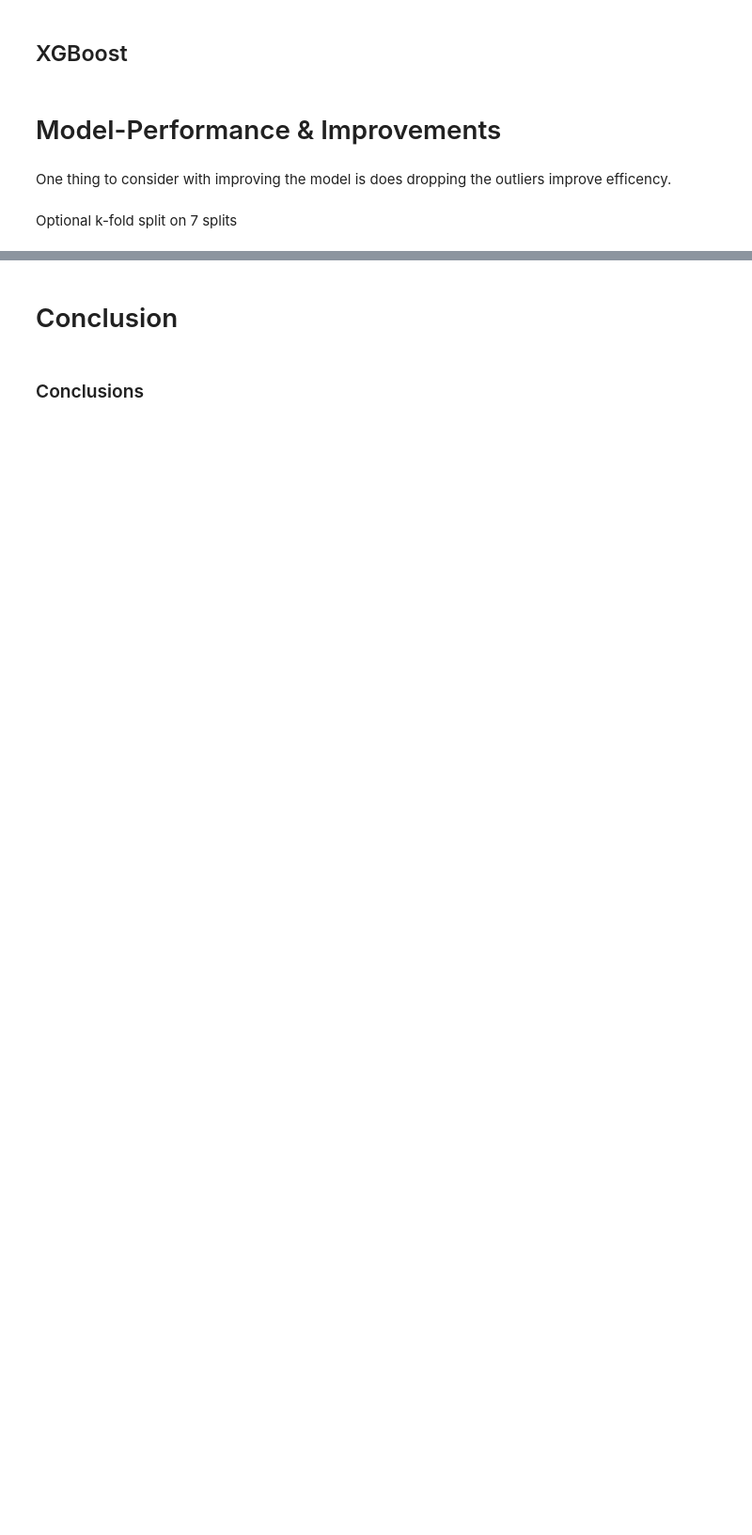
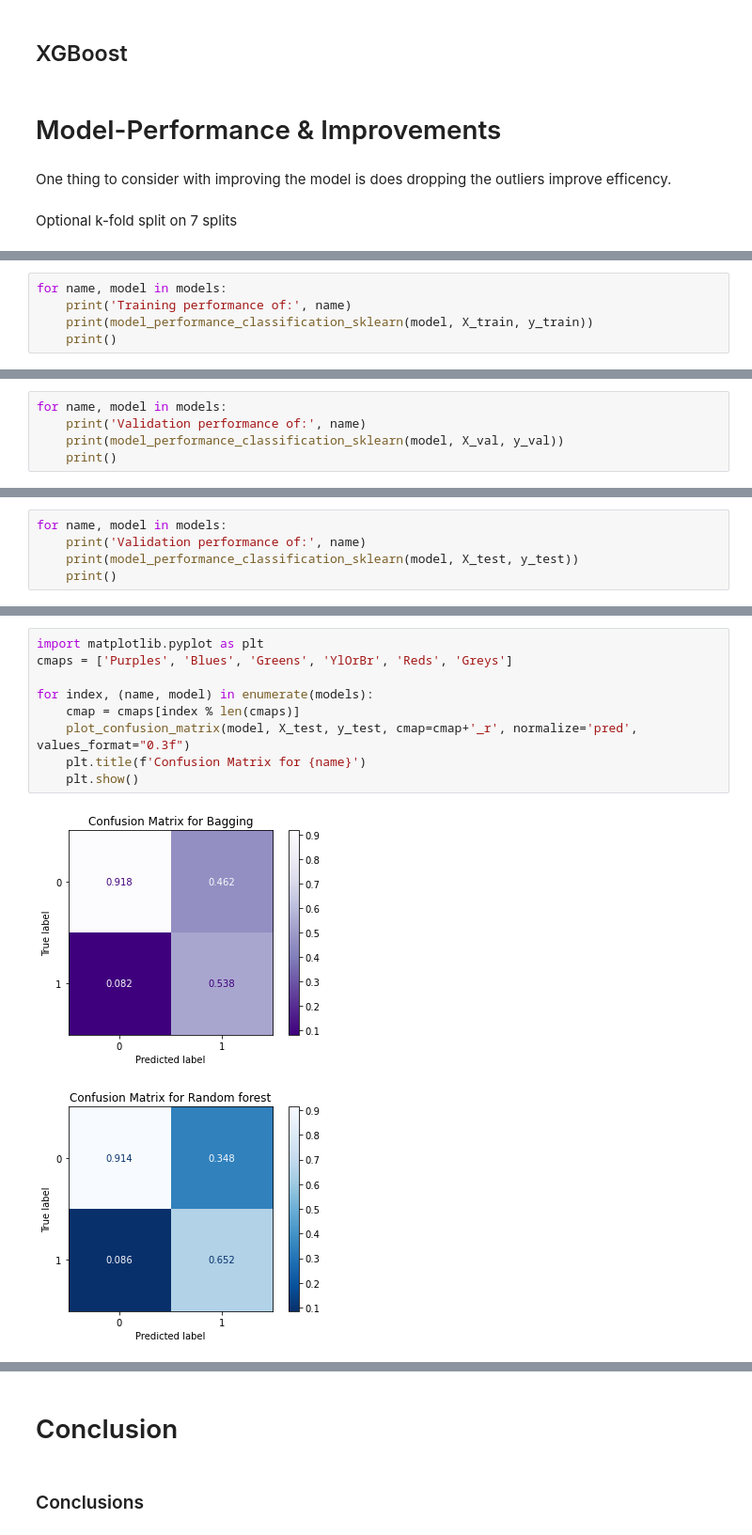
Before and after one commit to darkepacific/AAI-501-FinalTeamProject, a Jupyter notebook: AAI-501-FinalTeamProject.ipynb, the cells around one changed output, grey strips where cells are left out. Shown at 94% size. Cells and saved outputs as stored; diff of their text form; blank space fills up the shorter version.

```diff
--- a/AAI-501-FinalTeamProject.ipynb
+++ b/AAI-501-FinalTeamProject.ipynb
@@ -695,0 +694,5 @@ NameError: name 'XGB_rscv' is not defined
+# %%
+for name, model in models:
+    print('Training performance of:', name)
+    print(model_performance_classification_sklearn(model, X_train, y_train))
+    print()
@@ -695,0 +717,5 @@ NameError: name 'XGB_rscv' is not defined
+# %%
+for name, model in models:
+    print('Validation performance of:', name)
+    print(model_performance_classification_sklearn(model, X_val, y_val))
+    print()
@@ -695,0 +740,5 @@ NameError: name 'XGB_rscv' is not defined
+# %%
+for name, model in models:
+    print('Validation performance of:', name)
+    print(model_performance_classification_sklearn(model, X_test, y_test))
+    print()
@@ -695,0 +767,12 @@ NameError: name 'XGB_rscv' is not defined
+# %%
+import matplotlib.pyplot as plt
+cmaps = ['Purples', 'Blues', 'Greens', 'YlOrBr', 'Reds', 'Greys']
+
+for index, (name, model) in enumerate(models):
+    cmap = cmaps[index % len(cmaps)]
+    plot_confusion_matrix(model, X_test, y_test, cmap=cmap+'_r', normalize='pred', values_format="0.3f")
+    plt.title(f'Confusion Matrix for {name}')
+    plt.show()
+# %% [output]
+[figure, added]
+[figure, added]
```
Also changed, not shown: parts of 18 cells of this notebook.
